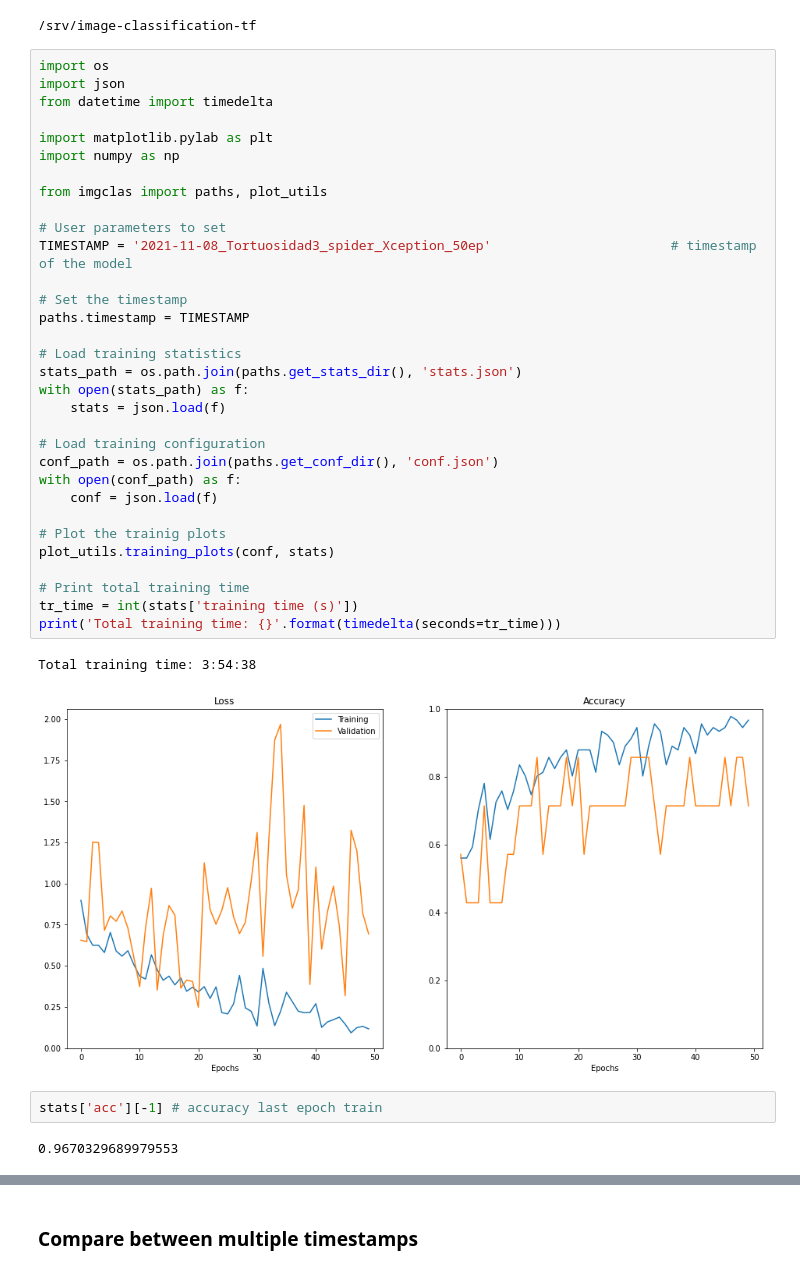
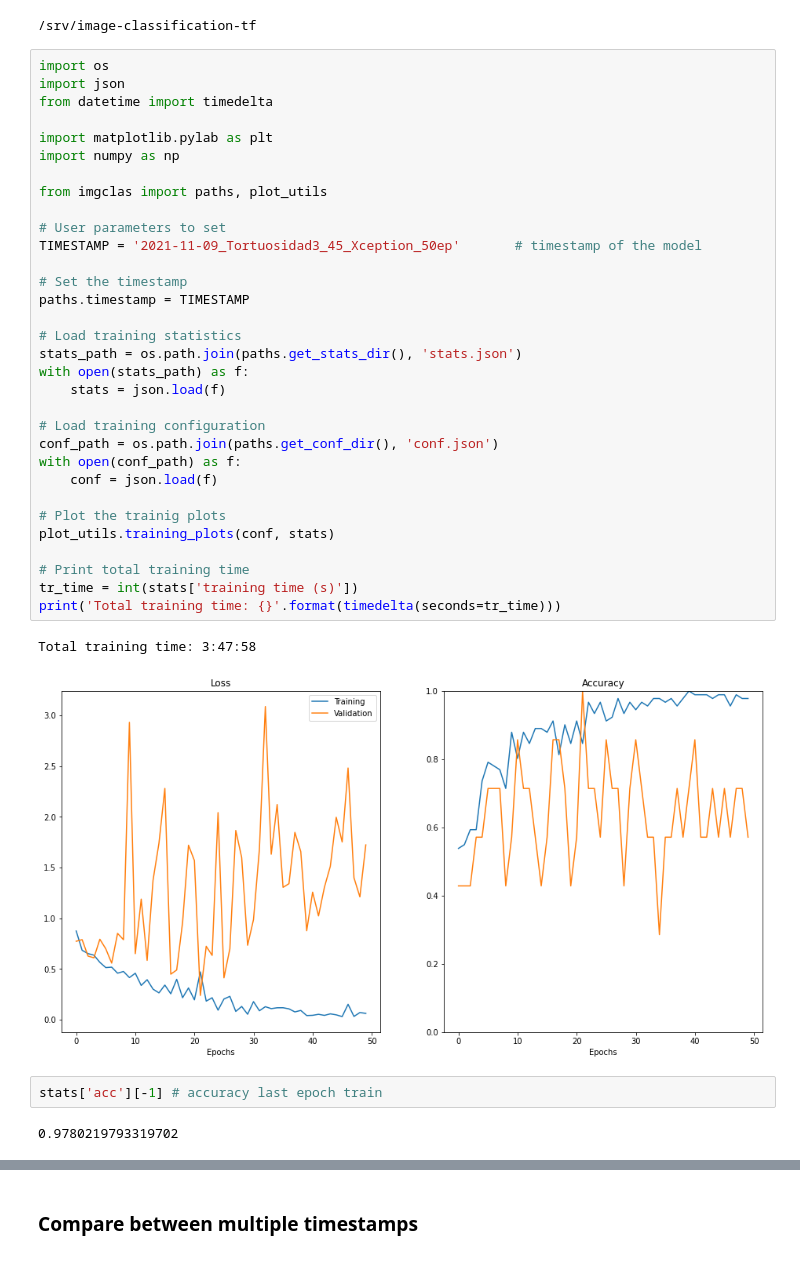
Before and after one commit to MiriamCobo/CoronaryArteries, a Jupyter notebook: notebooks/2.0-Model_training.ipynb, the cells around one changed output, grey strips where cells are left out. Drawn from its saved outputs; the diff is of its cells as text.

Commit message:
Modelo 3 angiografias 45

```diff
--- a/notebooks/2.0-Model_training.ipynb
+++ b/notebooks/2.0-Model_training.ipynb
@@ -51,40 +51,40 @@ import os
 import json
 from datetime import timedelta
 
 import matplotlib.pylab as plt
 import numpy as np
 
 from imgclas import paths, plot_utils
 
 # User parameters to set
-TIMESTAMP = '2021-11-08_Tortuosidad3_spider_Xception_50ep'                       # timestamp of the model
+TIMESTAMP = '2021-11-09_Tortuosidad3_45_Xception_50ep'       # timestamp of the model
 
 # Set the timestamp
 paths.timestamp = TIMESTAMP
 
 # Load training statistics
 stats_path = os.path.join(paths.get_stats_dir(), 'stats.json')
 with open(stats_path) as f:
     stats = json.load(f)
 
 # Load training configuration
 conf_path = os.path.join(paths.get_conf_dir(), 'conf.json')
 with open(conf_path) as f:
     conf = json.load(f)
 
 # Plot the trainig plots
 plot_utils.training_plots(conf, stats)
 
 # Print total training time
 tr_time = int(stats['training time (s)'])
 print('Total training time: {}'.format(timedelta(seconds=tr_time)))
 # %% [output]
-Total training time: 3:54:38
+Total training time: 3:47:58
-[figure, old version]
+[figure, new version]
 # %%
 stats['acc'][-1] # accuracy last epoch train
 # %% [output]
-0.9670329689979553
+0.9780219793319702
 # %%
 stats['val_acc'][-1] # acc last epoch val
 # %% [output]
```
Also changed, not shown: parts of 2 cells of this notebook, 5 other files.
